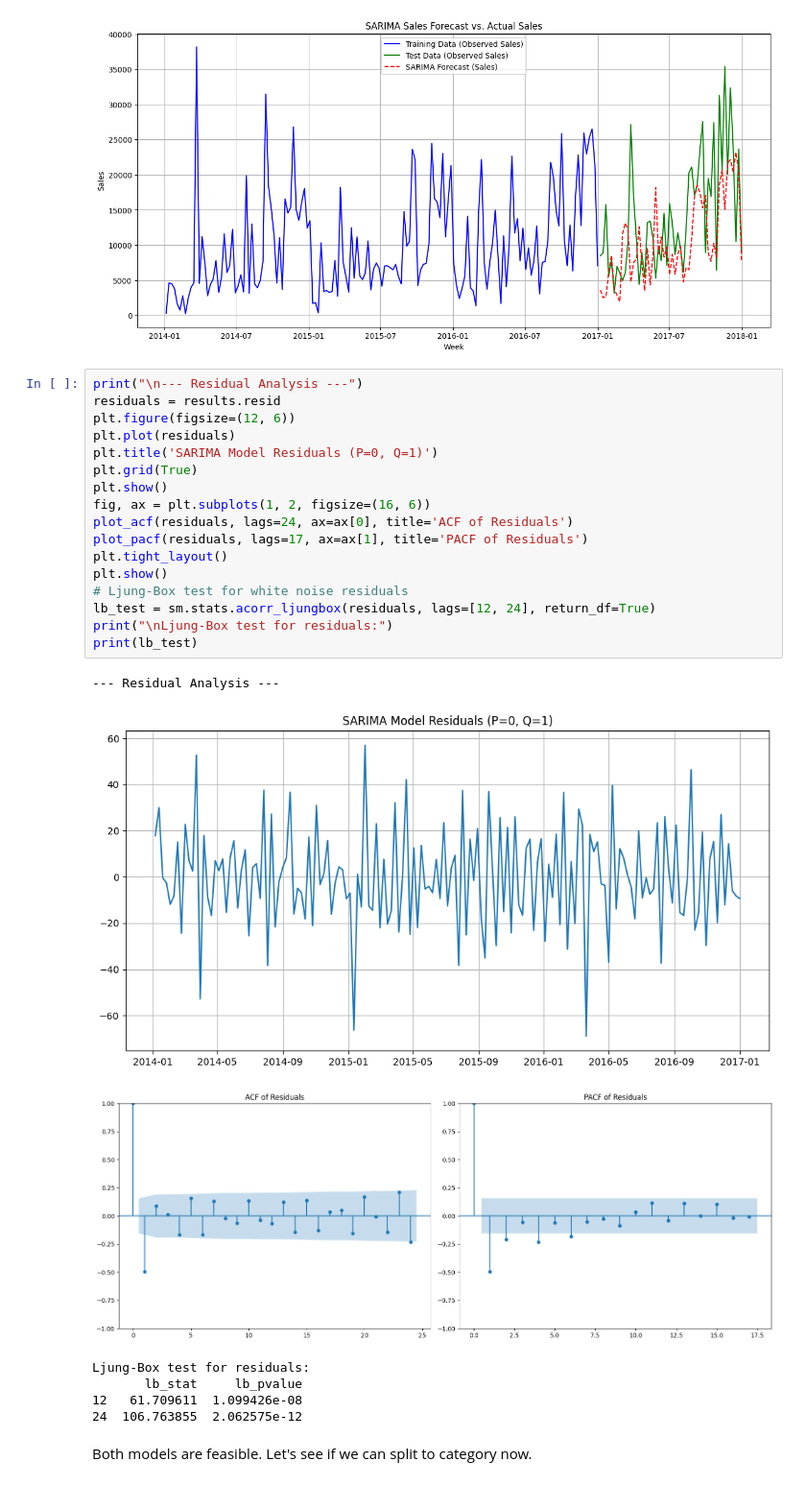
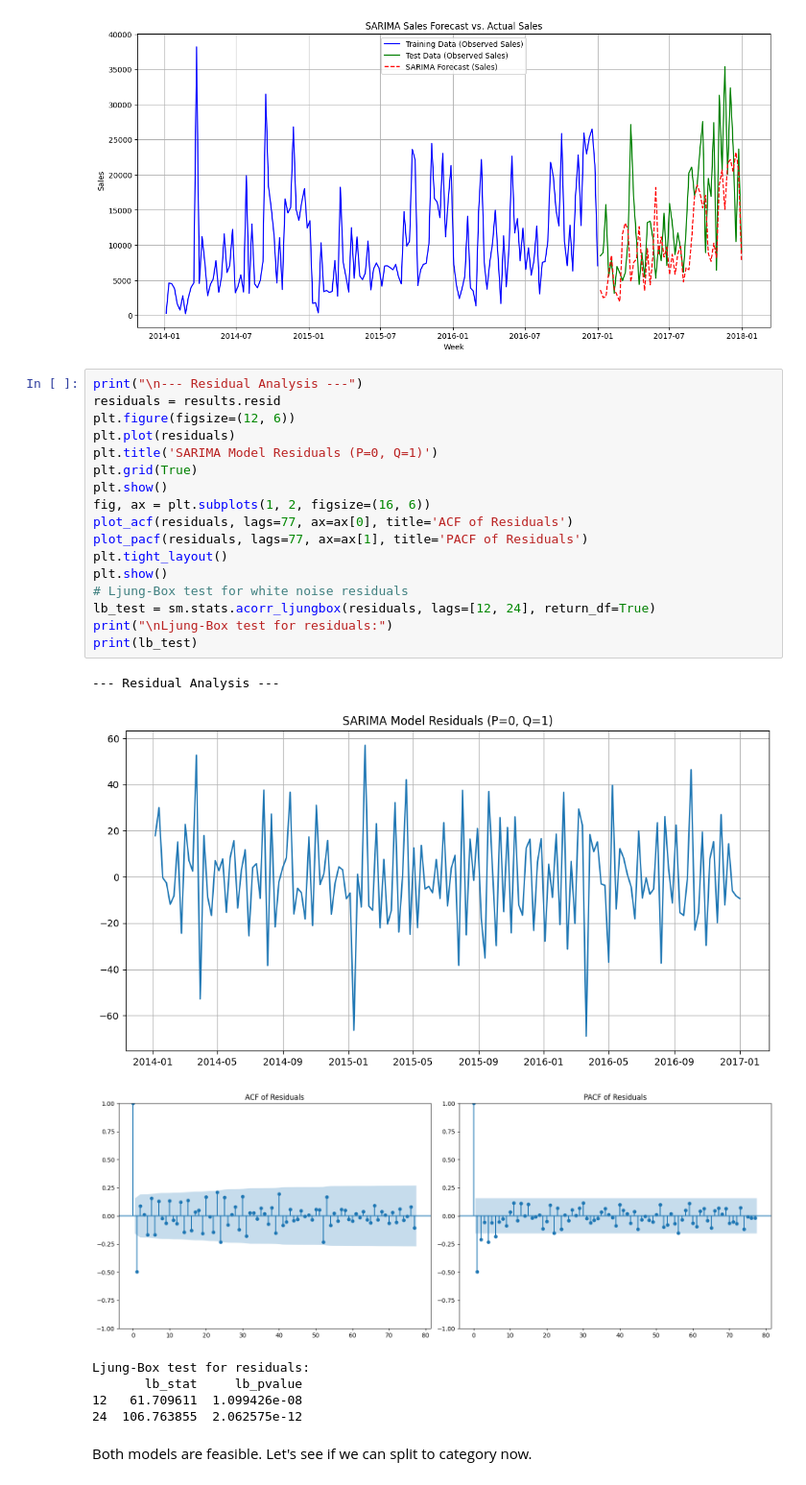
Before and after one commit to jackhenshaw/retail_demand_forecasting, a Jupyter notebook: notebooks/02_ARIMA_modeling.ipynb, the cells around one changed output. Shown at 96% size. Saved outputs shown, nothing was run; the diff lists cells and outputs as text.

```diff
--- a/notebooks/02_ARIMA_modeling.ipynb
+++ b/notebooks/02_ARIMA_modeling.ipynb
@@ -574,24 +570,24 @@ plt.show()
 # %%
 print("\n--- Residual Analysis ---")
 residuals = results.resid
 plt.figure(figsize=(12, 6))
 plt.plot(residuals)
 plt.title('SARIMA Model Residuals (P=0, Q=1)')
 plt.grid(True)
 plt.show()
 fig, ax = plt.subplots(1, 2, figsize=(16, 6))
-plot_acf(residuals, lags=24, ax=ax[0], title='ACF of Residuals')
-plot_pacf(residuals, lags=17, ax=ax[1], title='PACF of Residuals')
+plot_acf(residuals, lags=77, ax=ax[0], title='ACF of Residuals')
+plot_pacf(residuals, lags=77, ax=ax[1], title='PACF of Residuals')
 plt.tight_layout()
 plt.show()
 # Ljung-Box test for white noise residuals
 lb_test = sm.stats.acorr_ljungbox(residuals, lags=[12, 24], return_df=True)
 print("\nLjung-Box test for residuals:")
 print(lb_test)
 # %% [output]
 --- Residual Analysis ---
 [figure]
-[figure, old version]
+[figure, new version]
 Ljung-Box test for residuals:
        lb_stat     lb_pvalue
 12   61.709611  1.099426e-08
```
Also changed, not shown: parts of 49 cells of this notebook.
